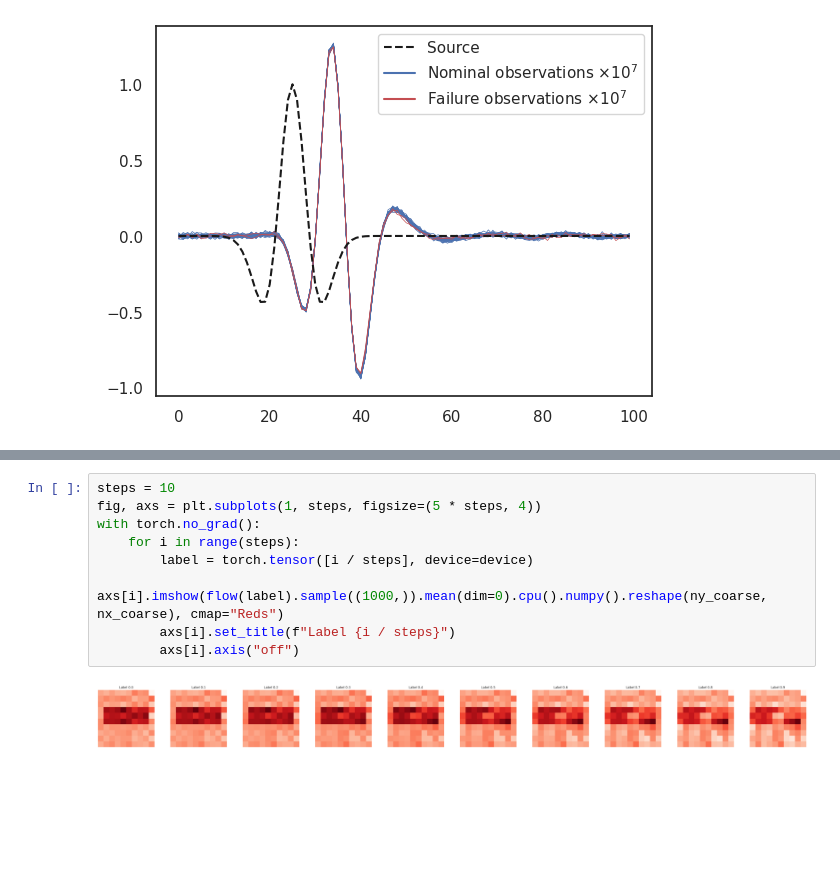
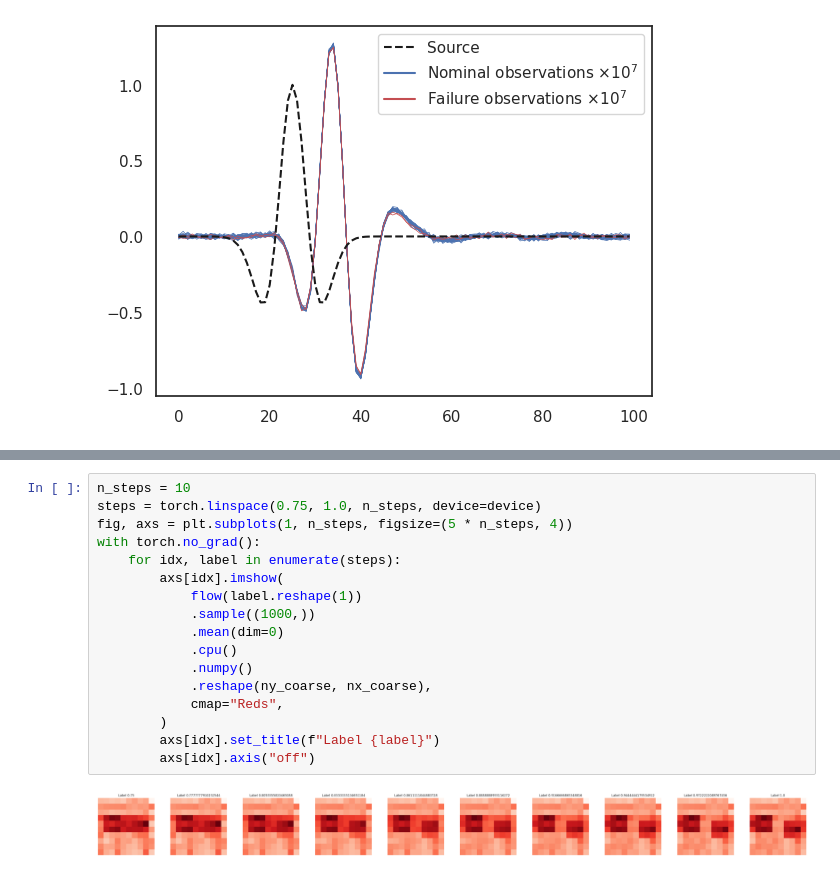
Before and after one commit to dawsonc/BayesAir, a Jupyter notebook: scripts/notebooks/seismic.ipynb, the cells around one changed output, grey strips where cells are left out. Saved outputs shown, nothing was run; the diff lists cells and outputs as text; blank space fills up the shorter version.

```diff
--- a/scripts/notebooks/seismic.ipynb
+++ b/scripts/notebooks/seismic.ipynb
@@ -411,11 +461,19 @@ KeyboardInterrupt:
 # %%
-steps = 10
-fig, axs = plt.subplots(1, steps, figsize=(5 * steps, 4))
+n_steps = 10
+steps = torch.linspace(0.75, 1.0, n_steps, device=device)
+fig, axs = plt.subplots(1, n_steps, figsize=(5 * n_steps, 4))
 with torch.no_grad():
-    for i in range(steps):
-        label = torch.tensor([i / steps], device=device)
-        axs[i].imshow(flow(label).sample((1000,)).mean(dim=0).cpu().numpy().reshape(ny_coarse, nx_coarse), cmap="Reds")
-        axs[i].set_title(f"Label {i / steps}")
-        axs[i].axis("off")
+    for idx, label in enumerate(steps):
+        axs[idx].imshow(
+            flow(label.reshape(1))
+            .sample((1000,))
+            .mean(dim=0)
+            .cpu()
+            .numpy()
+            .reshape(ny_coarse, nx_coarse),
+            cmap="Reds",
+        )
+        axs[idx].set_title(f"Label {label}")
+        axs[idx].axis("off")
 # %% [output]
-[figure, old version]
+[figure, new version]
```
Also changed, not shown: parts of 7 cells of this notebook.
